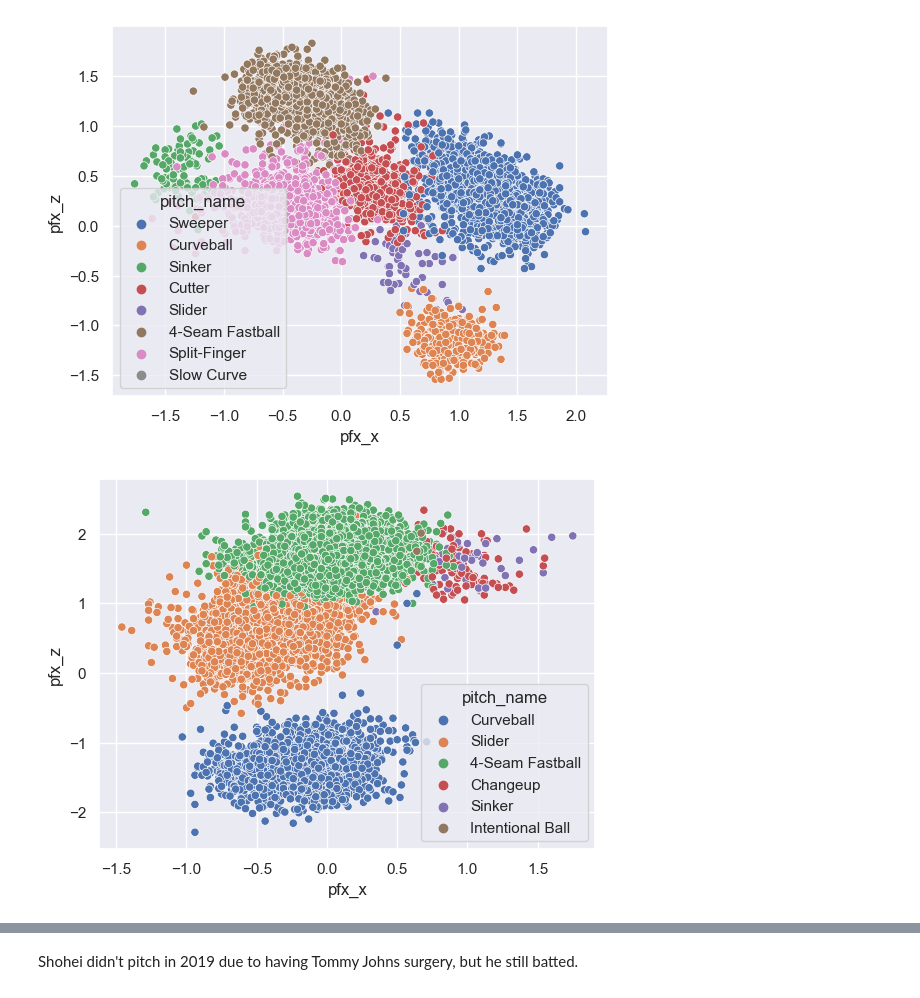
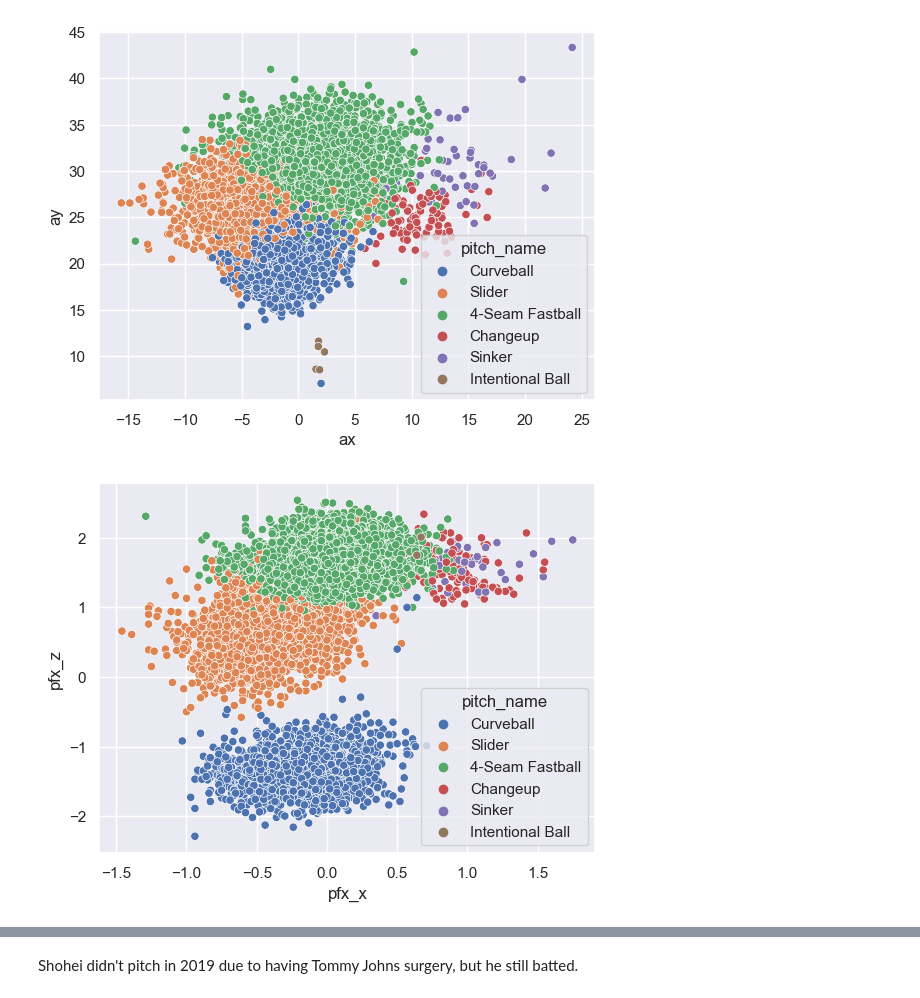
Before and after one commit to kyleaddis/Pitch-Analysis, a Jupyter notebook: analysis.ipynb, the cells around one changed output, grey strips where cells are left out. Saved outputs shown, nothing was run; the diff lists cells and outputs as text; code cells hidden in the pictures.

```diff
--- a/analysis.ipynb
+++ b/analysis.ipynb
@@ -6,21 +6,21 @@ sns.set()
 # %%
 
 data_ohtani = pd.read_csv("data/shohei_ohtani_savant_data.csv")
 data_kershaw = pd.read_csv("data/clayton_kershaw_savant_data.csv")
 
 # pitches_ohtani = data_ohtani[['pitch_type', 'release_speed', 'release_pos_x', 'release_spin_rate', 'release_extension', 'spin_axis',
 #        'release_pos_z', 'stand', 'zone', 'description', 'balls', 'strikes', 'game_year', 'inning', 'outs_when_up',
 #        'pfx_x', 'pfx_z', 'plate_x', 'plate_z', 'on_3b', 'on_2b', 'on_1b', 'vx0', 'vy0', 'vz0', 'ax', 'ay', 'az',
 #        'pitch_number', 'pitch_name']]
 pitches_ohtani = data_ohtani[['game_year','pitch_name', 'pitch_type', 'stand','release_speed', 'release_pos_x', 'release_spin_rate', 'release_extension', 'spin_axis', 'pfx_x', 'pfx_z']]
-pitches_kershaw = data_kershaw[['game_year','pitch_name', 'pitch_type', 'stand','release_speed', 'release_pos_x', 'release_spin_rate', 'release_extension', 'spin_axis', 'pfx_x', 'pfx_z']]
+pitches_kershaw = data_kershaw[['game_year','pitch_name', 'pitch_type', 'stand','release_speed', 'release_pos_x', 'release_spin_rate', 'release_extension', 'spin_axis', 'pfx_x', 'pfx_z', 'vx0', 'vy0', 'vz0', 'ax', 'ay', 'az']]
 
 
-sns.scatterplot(x='pfx_x', y='pfx_z', data=pitches_ohtani, hue='pitch_name' )
+sns.scatterplot(x='ax', y='ay', data=pitches_kershaw, hue='pitch_name' )
 plt.show()
 sns.scatterplot(x='pfx_x', y='pfx_z', data=pitches_kershaw, hue='pitch_name' )
 # sns.scatterplot(x='release_speed', y='release_spin_rate', data=pitches_ohtani, hue='pitch_name' )
 plt.show()
 # %% [output]
-[figure, old version]
+[figure, new version]
 [figure]
```
Also changed, not shown: parts of 5 cells of this notebook.
